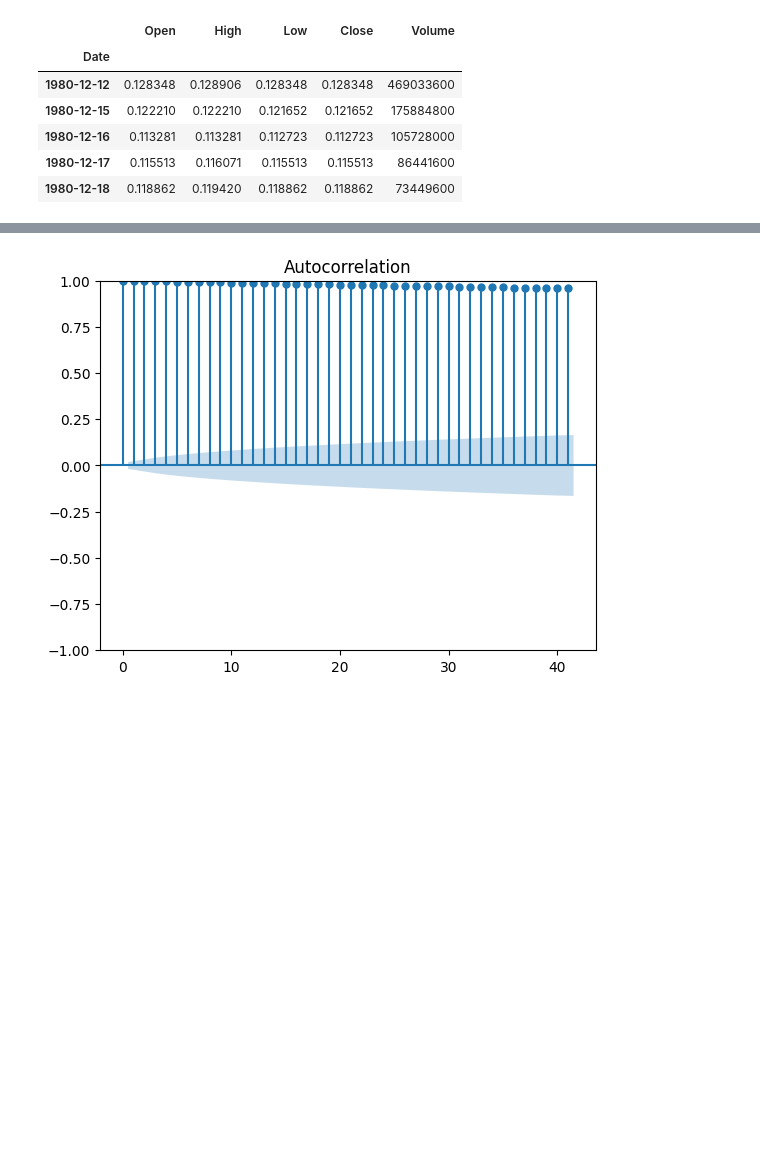
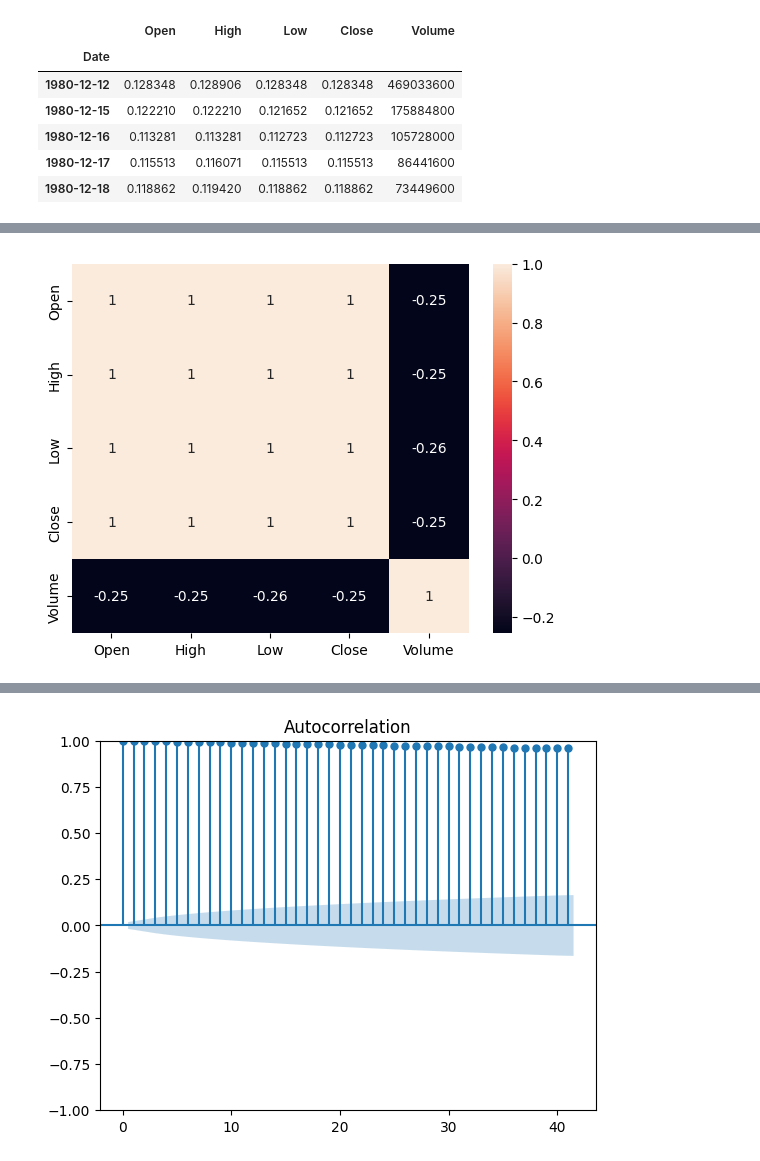
Before and after one commit to goShell3/Nova-Financial-Solutions-Financial-Analytics-, a Jupyter notebook: notebooks/AAPL_eda.ipynb, the cells around one changed output, grey strips where cells are left out. Drawn from its saved outputs; the diff is of its cells as text; code cells hidden in the pictures; blank space fills up the shorter version.

```diff
--- a/notebooks/AAPL_eda.ipynb
+++ b/notebooks/AAPL_eda.ipynb
@@ -50,2 +90,7 @@ ModuleNotFoundError: No module named 'src'
+# %%
+sns.heatmap(df.corr(), annot=True)
+plt.show()
+# %% [output]
+[figure, added]
 # %%
 for col in df:
```
Also changed, not shown: parts of 10 cells of this notebook, 20 other files.
